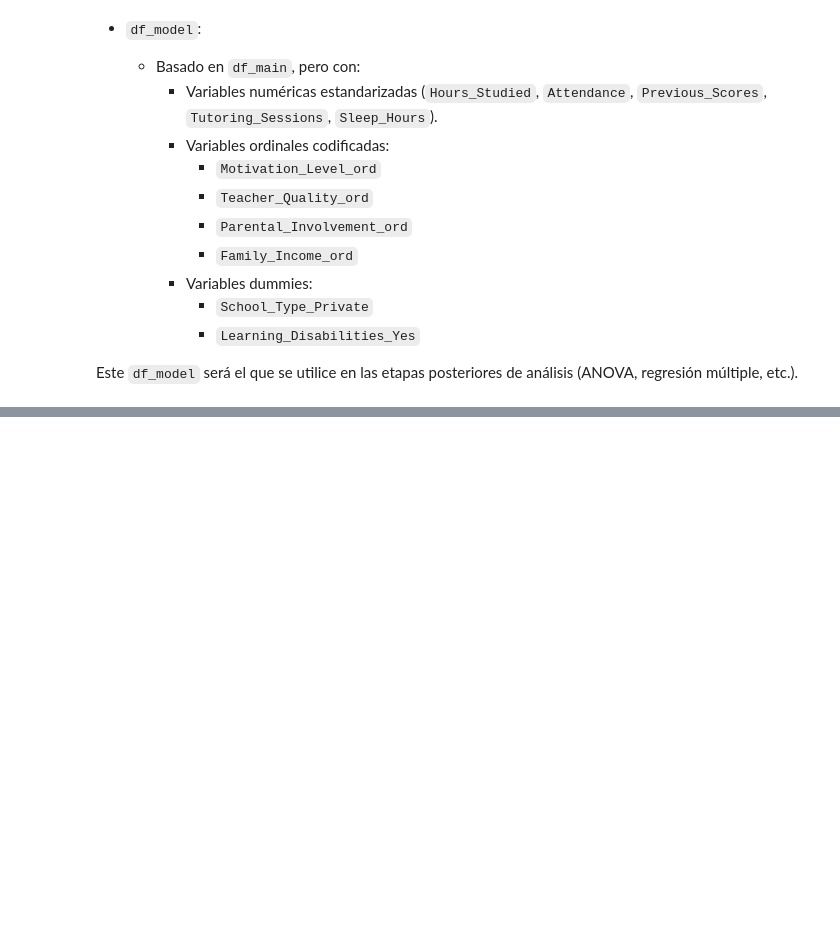
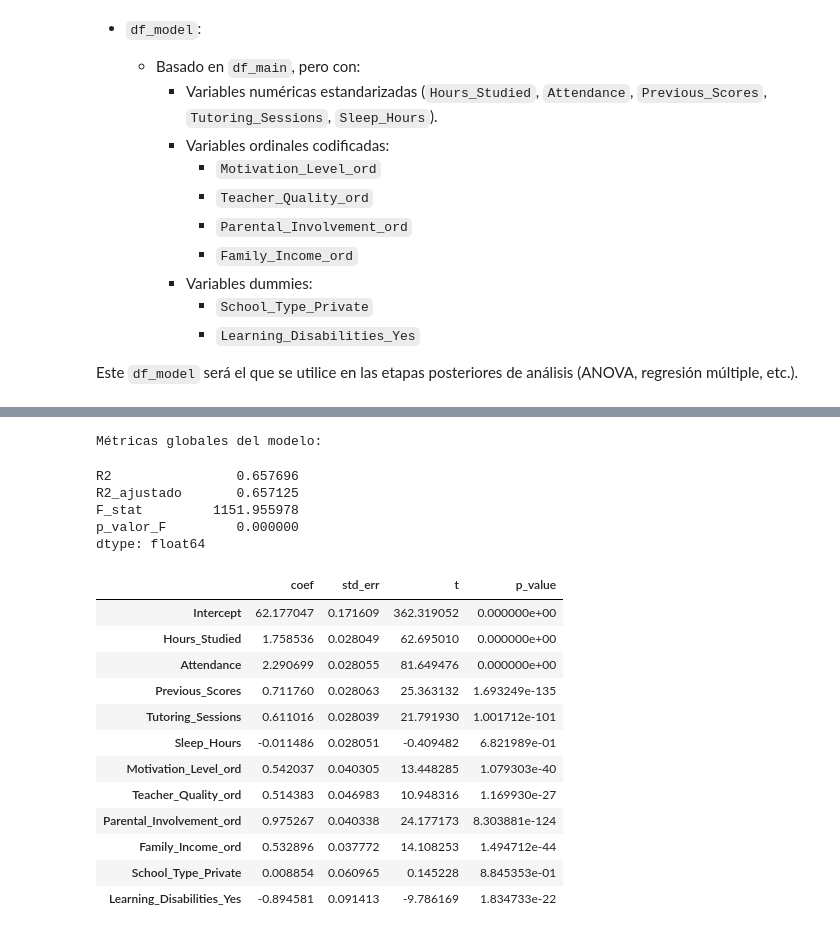
Before and after one commit to Ray-M05/Student-Performance-Predictor, a Jupyter notebook: StudentPerformance.ipynb, the cells around one changed output, grey strips where cells are left out. Saved outputs shown, nothing was run; the diff lists cells and outputs as text; code cells hidden in the pictures; blank space fills up the shorter version.

```diff
--- a/StudentPerformance.ipynb
+++ b/StudentPerformance.ipynb
@@ -860,0 +1121,39 @@ Este `df_model` será el que se utilice en las etapas posteriores de análisis
+# %%
+# Métricas globales del modelo
+metrics = pd.Series({
+    "R2": model.rsquared,
+    "R2_ajustado": model.rsquared_adj,
+    "F_stat": model.fvalue,
+    "p_valor_F": model.f_pvalue
+})
+print("Métricas globales del modelo:\n")
+display(metrics)
+
+# Tabla de coeficientes con p-valores
+coef_table = pd.DataFrame({
+    "coef": model.params,
+    "std_err": model.bse,
+    "t": model.tvalues,
+    "p_value": model.pvalues
+})
+coef_table
+# %% [output]
+Métricas globales del modelo:
+R2                0.657696
+R2_ajustado       0.657125
+F_stat         1151.955978
+p_valor_F         0.000000
+dtype: float64
+|  | coef | std_err | t | p_value |
+| Intercept | 62.177047 | 0.171609 | 362.319052 | 0.000000e+00 |
+| Hours_Studied | 1.758536 | 0.028049 | 62.695010 | 0.000000e+00 |
+| Attendance | 2.290699 | 0.028055 | 81.649476 | 0.000000e+00 |
+| Previous_Scores | 0.711760 | 0.028063 | 25.363132 | 1.693249e-135 |
+| Tutoring_Sessions | 0.611016 | 0.028039 | 21.791930 | 1.001712e-101 |
+| Sleep_Hours | -0.011486 | 0.028051 | -0.409482 | 6.821989e-01 |
+| Motivation_Level_ord | 0.542037 | 0.040305 | 13.448285 | 1.079303e-40 |
+| Teacher_Quality_ord | 0.514383 | 0.046983 | 10.948316 | 1.169930e-27 |
+| Parental_Involvement_ord | 0.975267 | 0.040338 | 24.177173 | 8.303881e-124 |
+| Family_Income_ord | 0.532896 | 0.037772 | 14.108253 | 1.494712e-44 |
+| School_Type_Private | 0.008854 | 0.060965 | 0.145228 | 8.845353e-01 |
+| Learning_Disabilities_Yes | -0.894581 | 0.091413 | -9.786169 | 1.834733e-22 |
```
Also changed, not shown: parts of 21 cells of this notebook.
